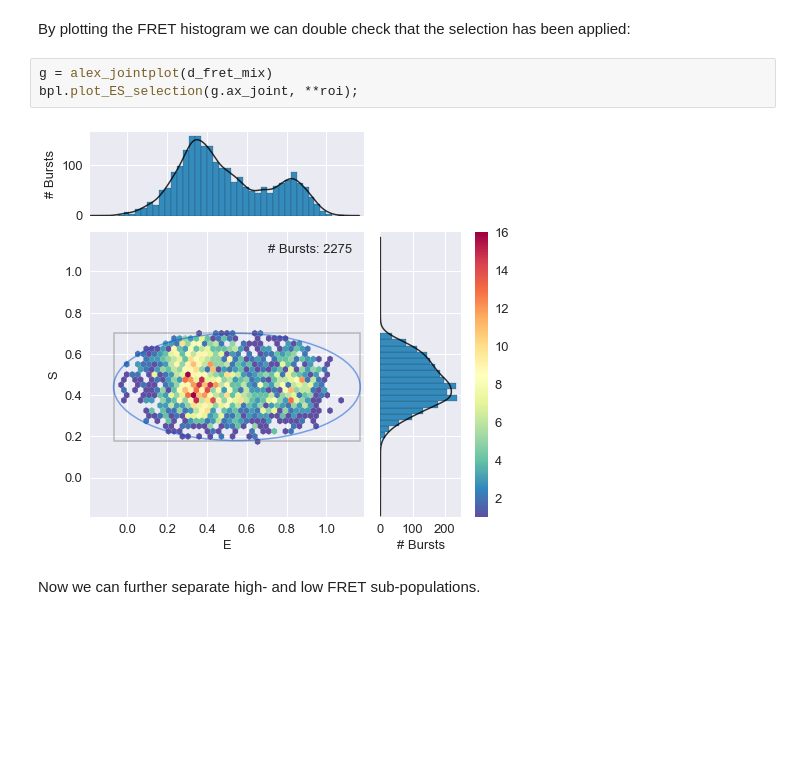
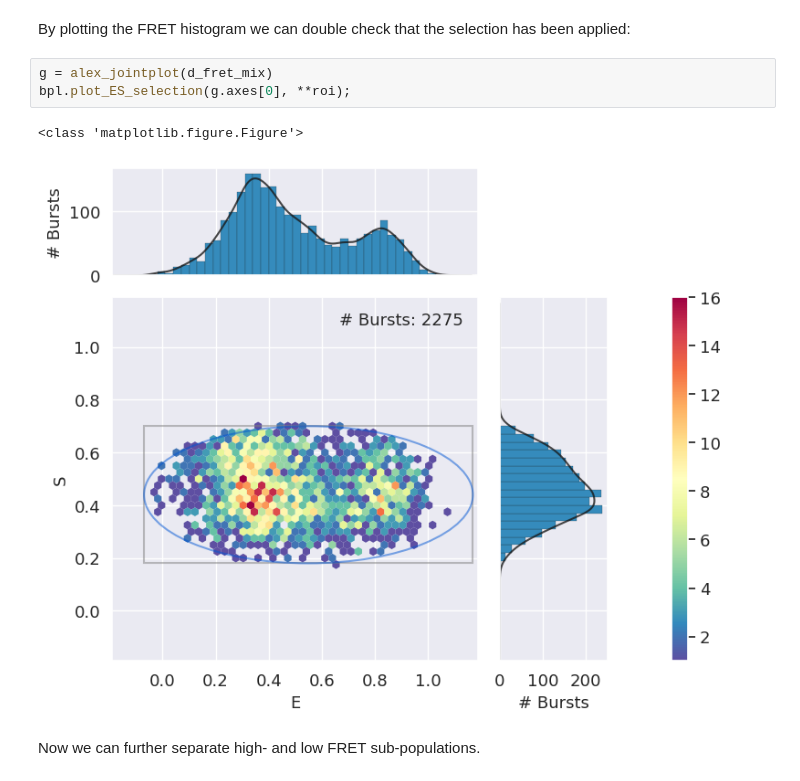
Before and after one commit to OpenSMFS/FRETBursts_notebooks, a Jupyter notebook: notebooks/FRETBursts - us-ALEX smFRET burst analysis.ipynb, the cells around one changed output. Saved outputs shown, nothing was run; the diff lists cells and outputs as text; blank space fills up the shorter version.

```diff
--- a/notebooks/FRETBursts - us-ALEX smFRET burst analysis.ipynb
+++ b/notebooks/FRETBursts - us-ALEX smFRET burst analysis.ipynb
@@ -671,9 +674,10 @@ By plotting the FRET histogram we can double check that
 the selection has been applied:
 # %%
 g = alex_jointplot(d_fret_mix)
-bpl.plot_ES_selection(g.ax_joint, **roi);
+bpl.plot_ES_selection(g.axes[0], **roi);
 # %% [output]
+<class 'matplotlib.figure.Figure'>
-[figure, old version]
+[figure, new version]
 # %% [markdown]
 Now we can further separate high- and low FRET sub-populations.
 # %%
```
Also changed, not shown: parts of 44 cells of this notebook, 14 other files.
